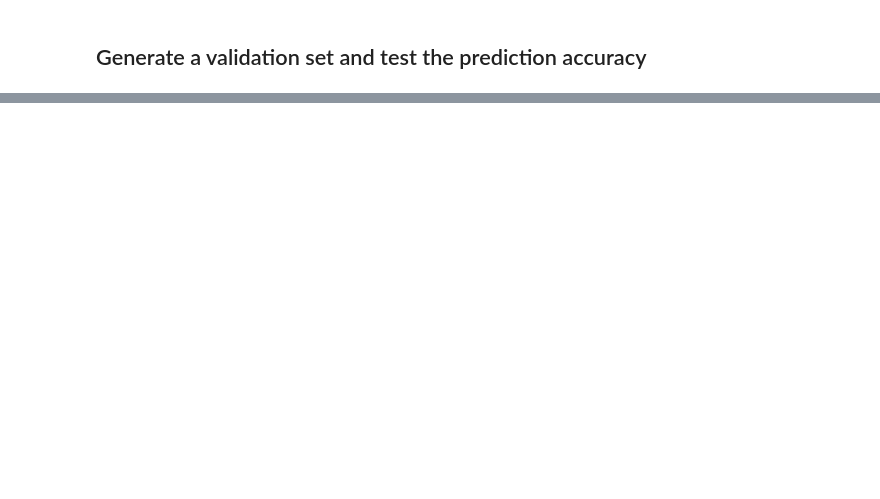
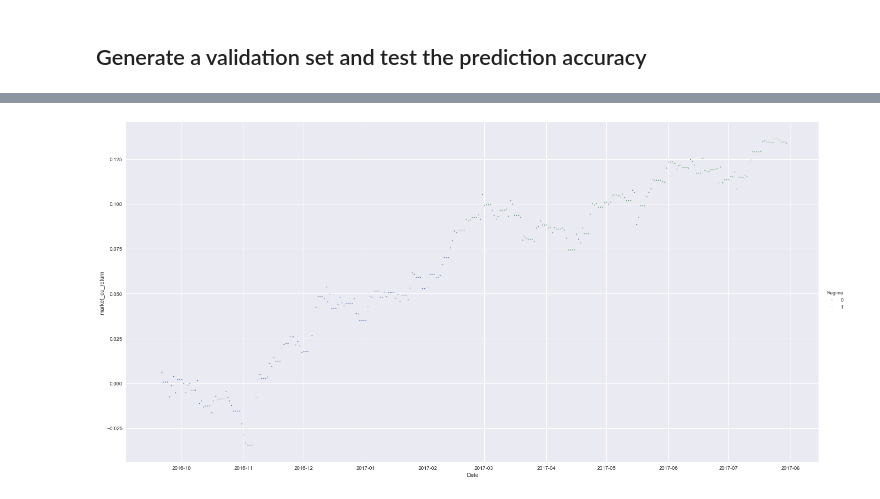
Before and after one commit to iamandicip/ml_projects, a Jupyter notebook: capstone_project/stock_market_forecast.ipynb, the cells around one changed output, grey strips where cells are left out. Saved outputs shown, nothing was run; the diff lists cells and outputs as text; code cells hidden in the pictures; blank space fills up the shorter version.

```diff
--- a/capstone_project/stock_market_forecast.ipynb
+++ b/capstone_project/stock_market_forecast.ipynb
@@ -290,0 +303,20 @@ Correct prediction percentage: 62.50
+# %%
+mix = GaussianMixture(random_state=rs)
+mix_params = {'n_components' : [2, 3, 4, 5, 6], \
+              'covariance_type' : ['full', 'tied', 'diag', 'spherical'], \
+              'max_iter' : [100, 1000, 10000]
+             }
+
+cv_splits = cross_val_splits(dataset, n_splits = 5)
+
+grid_search = GridSearchCV(mix, mix_params, cv = cv_splits)
+
+grid_search.fit(dataset, target)
+
+best_params = grid_search.best_params_
+print('best parameters: {0}'.format(best_params))
+
+regimes_number = best_params['n_components']
+print('Number of regimes identified: {0}'.format(regimes_number))
+
+best_mix = grid_search.best_estimator_
@@ -290,0 +326,12 @@ Correct prediction percentage: 62.50
+# %%
+best_mix.fit(data)
+regime = best_mix.predict(data)
+
+regimes = pd.DataFrame(regime, columns = ['Regime'], index = dataset.index)
+dataset = dataset.join(target)
+dataset['Return'] = np.log(dataset['Future Price'] / dataset['Close'])
+
+regimes = regimes.join(dataset)
+regimes = regimes.assign(market_cu_return=regimes.Return.cumsum())
+regimes['Date'] = regimes.index
+regimes.head()
@@ -290,0 +345,7 @@ Correct prediction percentage: 62.50
+# %%
+order = np.arange(0, regimes_number)
+fig = sns.FacetGrid(data=regimes, hue='Regime', hue_order=order, aspect=2, size=10)
+fig.map(plt.pyplot.scatter, 'Date', 'market_cu_return', s=2).add_legend()
+plt.pyplot.show()
+# %% [output]
+[figure, added]
```
Also changed, not shown: parts of 13 cells of this notebook, 2 other files.
